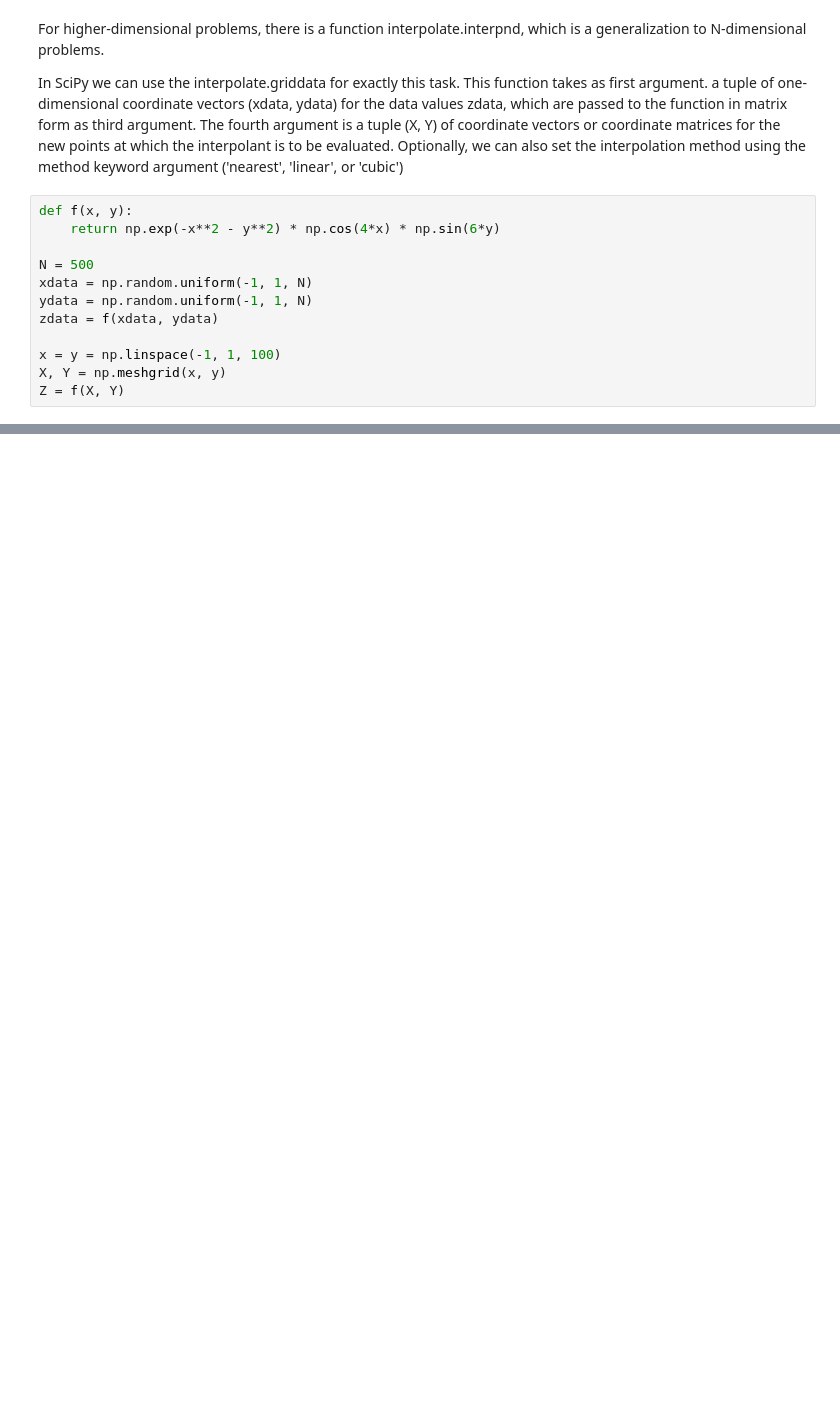
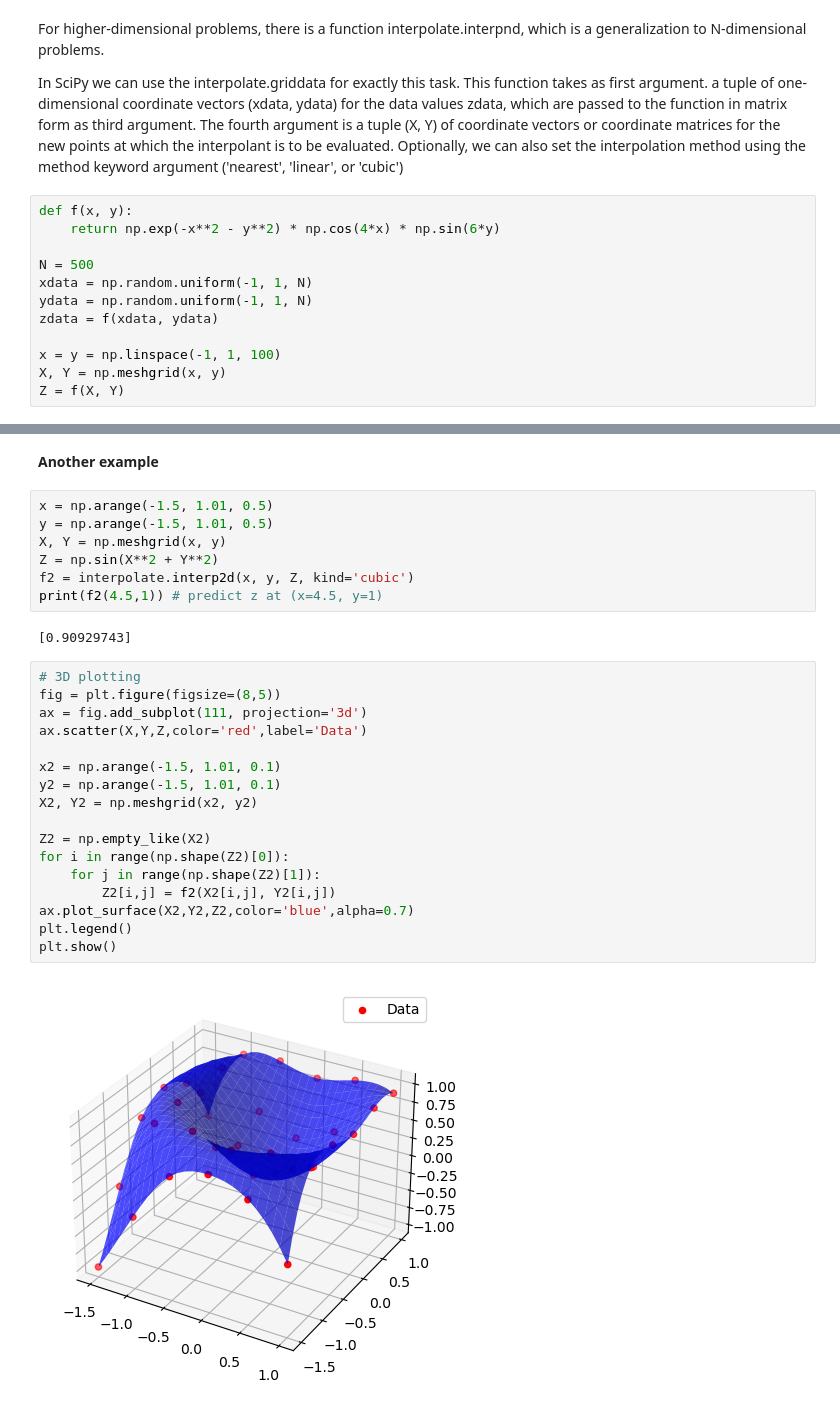
Before and after one commit to SimRey/Numerical-Python, a Jupyter notebook: 5. Interpolation/02-Spline.ipynb, the cells around one changed output, grey strips where cells are left out. Drawn from its saved outputs; the diff is of its cells as text; blank space fills up the shorter version.

```diff
--- a/5. Interpolation/02-Spline.ipynb
+++ b/5. Interpolation/02-Spline.ipynb
@@ -160,0 +181,30 @@ for idx, n in enumerate(n_vec):
+# %% [markdown]
+**Another example**
+# %%
+x = np.arange(-1.5, 1.01, 0.5)
+y = np.arange(-1.5, 1.01, 0.5)
+X, Y = np.meshgrid(x, y)
+Z = np.sin(X**2 + Y**2)
+f2 = interpolate.interp2d(x, y, Z, kind='cubic')
+print(f2(4.5,1)) # predict z at (x=4.5, y=1)
+# %% [output]
+[0.90929743]
+# %%
+# 3D plotting
+fig = plt.figure(figsize=(8,5))
+ax = fig.add_subplot(111, projection='3d')
+ax.scatter(X,Y,Z,color='red',label='Data')
+
+x2 = np.arange(-1.5, 1.01, 0.1)
+y2 = np.arange(-1.5, 1.01, 0.1)
+X2, Y2 = np.meshgrid(x2, y2)
+
+Z2 = np.empty_like(X2)
+for i in range(np.shape(Z2)[0]):
+    for j in range(np.shape(Z2)[1]):
+        Z2[i,j] = f2(X2[i,j], Y2[i,j])
+ax.plot_surface(X2,Y2,Z2,color='blue',alpha=0.7)
+plt.legend()
+plt.show()
+# %% [output]
+[figure, added]
```
Also changed, not shown: parts of 8 cells of this notebook, 5 other files.
